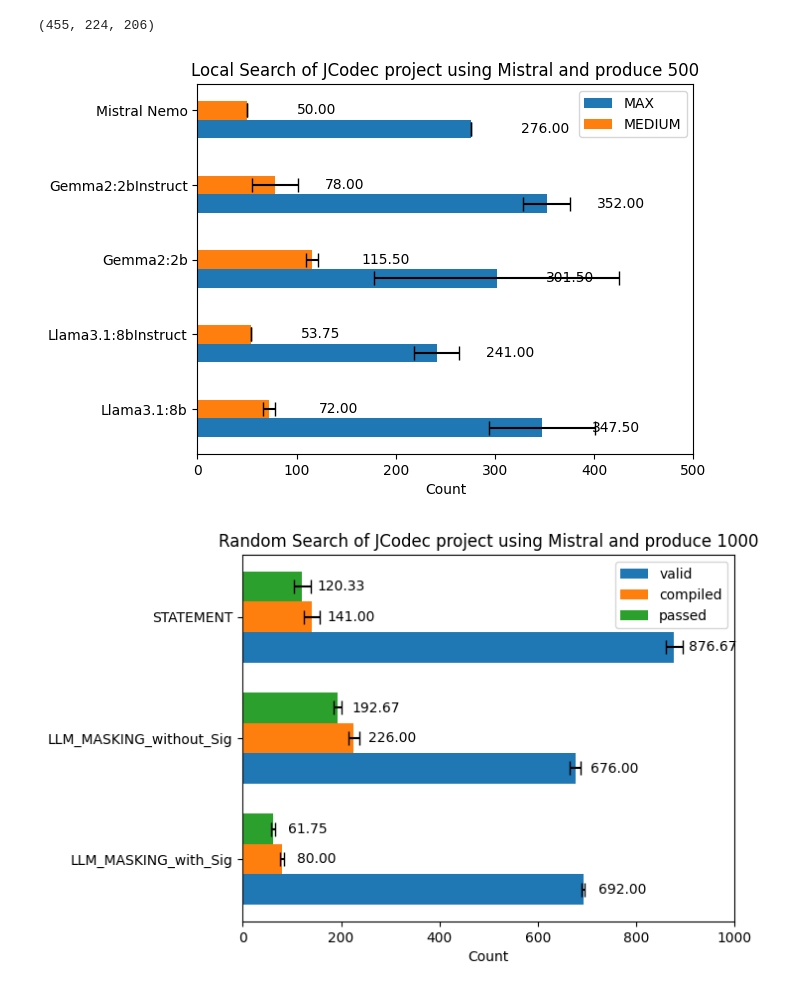
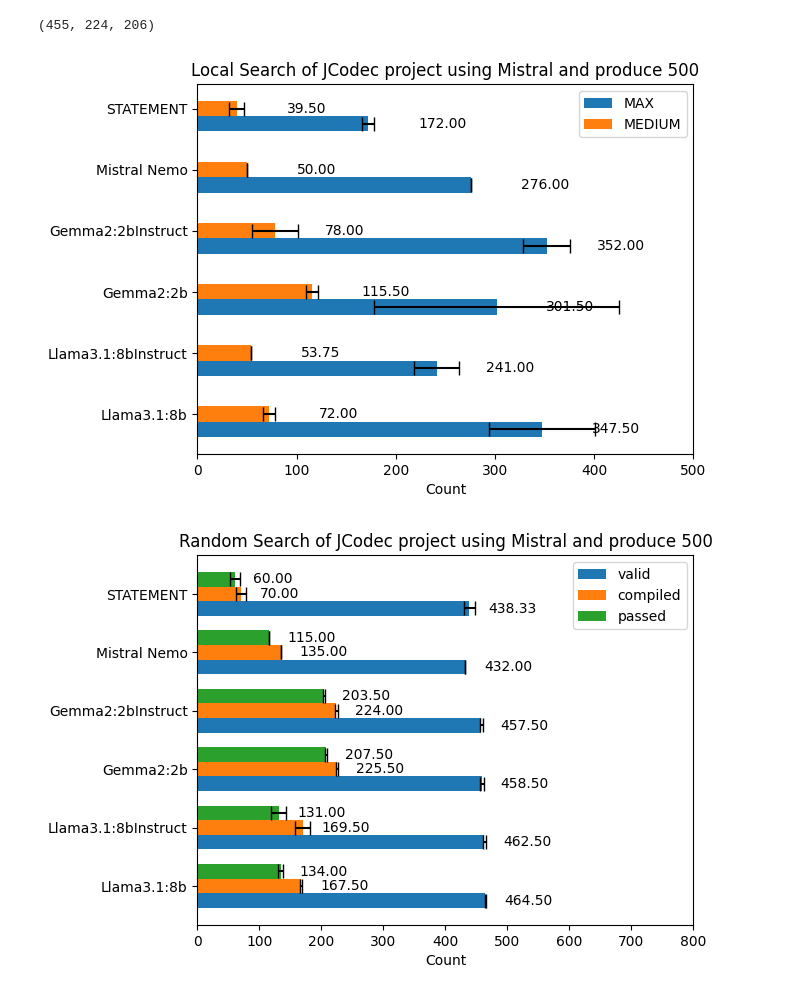
Before and after one commit to Andydiantu/gin, a Jupyter notebook: src/Result_ploting/plotResult.ipynb, the cells around one changed output. Saved outputs shown, nothing was run; the diff lists cells and outputs as text; code cells hidden in the pictures.

```diff
--- a/src/Result_ploting/plotResult.ipynb
+++ b/src/Result_ploting/plotResult.ipynb
@@ -769,7 +769,7 @@ import matplotlib.pyplot as plt
 import numpy as np
 
 # Sample raw data
-categories = ['Llama3.1:8b', 'Llama3.1:8bInstruct',  'Gemma2:2b', 'Gemma2:2bInstruct', 'Mistral Nemo']
+categories = ['Llama3.1:8b', 'Llama3.1:8bInstruct',  'Gemma2:2b', 'Gemma2:2bInstruct', 'Mistral Nemo', 'STATEMENT']
 
 # Assuming we have multiple observations for each category
 # Here we'll create synthetic data for demonstration purposes
@@ -780,6 +780,7 @@ raw_data = {
     'Gemma2:2b': {'MAX': [178, 425], 'MEDIUM': [122,109]},
     'Gemma2:2bInstruct': {'MAX': [376, 328], 'MEDIUM': [101,55]},
     'Mistral Nemo': {'MAX': [276], 'MEDIUM': [50]},
+    'STATEMENT': {'MAX': [178, 166], 'MEDIUM': [47, 32]},
 }
 
 # Calculate mean and standard deviation for each category
@@ -823,23 +824,25 @@ plt.savefig('local_search_results.png', dpi=1000, bbox_inches='tight')
 # Show plot
 plt.show()
 # %% [output]
-[figure, old version]
+[figure, new version]
 # %%
 import matplotlib.pyplot as plt
 import numpy as np
 
 # Sample raw data
-categories = ['Llama3.1:8b', 'Llama3.1:8bInstruct',  'Gemma2:2b', 'Gemma2:2bInstruct', 'Mistral Nemo']
+categories = ['Llama3.1:8b', 'Llama3.1:8bInstruct',  'Gemma2:2b', 'Gemma2:2bInstruct', 'Mistral Nemo', 'STATEMENT']
 
 # Assuming we have multiple observations for each category
 # Here we'll create synthetic data for demonstration purposes
 # Replace this with your actual raw data
 raw_data = {
-    'Llama3.1:8b': {'valid': [696, 691, 690, 691], 'compiled': [81, 77, 85, 77], 'passed': [69, 61, 55, 62]},
-    'Llama3.1:8bInstruct': {'valid': [900, 860, 870], 'compiled': [161, 141, 121], 'passed': [141, 121, 99]},
-    'Gemma2:2b': {'valid': [686, 682, 660], 'compiled': [216, 222, 240], 'passed': [186, 189, 203]},
-    'Gemma2:2bInstruct': {'valid': [686, 682, 660], 'compiled': [216, 222, 240], 'passed': [186, 189, 203]},
-    'Mistral Nemo': {'valid': [686, 682, 660], 'compiled': [216, 222, 240], 'passed': [186, 189, 203]}
+    'Llama3.1:8b': {'valid': [463, 466], 'compiled': [166, 169], 'passed': [130, 138]},
+    'Llama3.1:8bInstruct': {'valid': [465,460], 'compiled': [181, 158], 'passed': [143, 119]},
+    'Gemma2:2b': {'valid': [462, 455], 'compiled': [227, 224], 'passed': [209, 206]},
+    'Gemma2:2bInstruct': {'valid': [455, 460], 'compiled': [222, 226], 'passed': [202, 205]},
+    'Mistral Nemo': {'valid': [432], 'compiled': [135], 'passed': [115]},
+    'STATEMENT': {'valid': [450, 430, 435], 'compiled': [80, 70, 60], 'passed': [70, 60, 50]},
+
 
 }
 
@@ -861,34 +864,36 @@ bar_width = 0.25
 
 # Position of bars on the y-axis
 r1 = np.arange(len(categories))
 r2 = [x + bar_width for x in r1]
 r3 = [x + bar_width for x in r2]
 
+# plt.figure(figsize=(9,6))
+
+
 # Create horizontal bars with error bars
 bars1 = plt.barh(r1, valid_means, height=bar_width, xerr=valid_errors, capsize=5, label='valid')
 bars2 = plt.barh(r2, compiled_means, height=bar_width, xerr=compiled_errors, capsize=5, label='compiled')
 bars3 = plt.barh(r3, passed_means, height=bar_width, xerr=passed_errors, capsize=5, label='passed')
-
 # Add labels
 plt.xlabel('Count')
-plt.title('Random Search of JCodec project using Mistral and produce 1000')
+plt.title('Random Search of JCodec project using Mistral and produce 500')
 plt.yticks([r + bar_width for r in range(len(categories))], categories)
 
 # Add legend
 plt.legend()
 
 # Add text annotations
 for bar in bars1:
     plt.text(bar.get_width() + bar_width + 30, bar.get_y() + bar.get_height() / 2, f'{bar.get_width():.2f}', va='center')
 for bar in bars2:
     plt.text(bar.get_width() + bar_width + 30, bar.get_y() + bar.get_height() / 2, f'{bar.get_width():.2f}', va='center')
 for bar in bars3:
     plt.text(bar.get_width() + bar_width + 30, bar.get_y() + bar.get_height() / 2, f'{bar.get_width():.2f}', va='center')
 
-plt.xlim(0, 1000)
+plt.xlim(0, 800)
 plt.savefig('random_search_results.png', dpi=1000, bbox_inches='tight')
 
 # Show plot
 plt.show()
 # %% [output]
-[figure, old version]
+[figure, new version]
```
Also changed, not shown: 3 other files.
